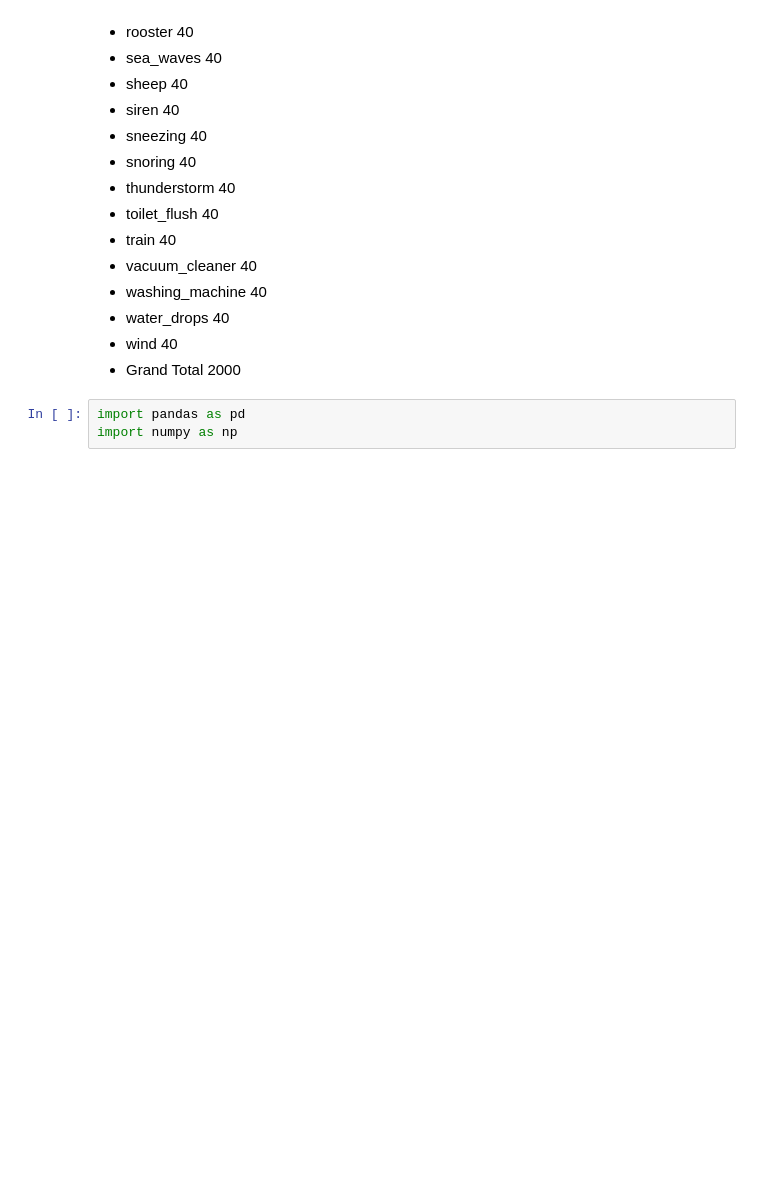
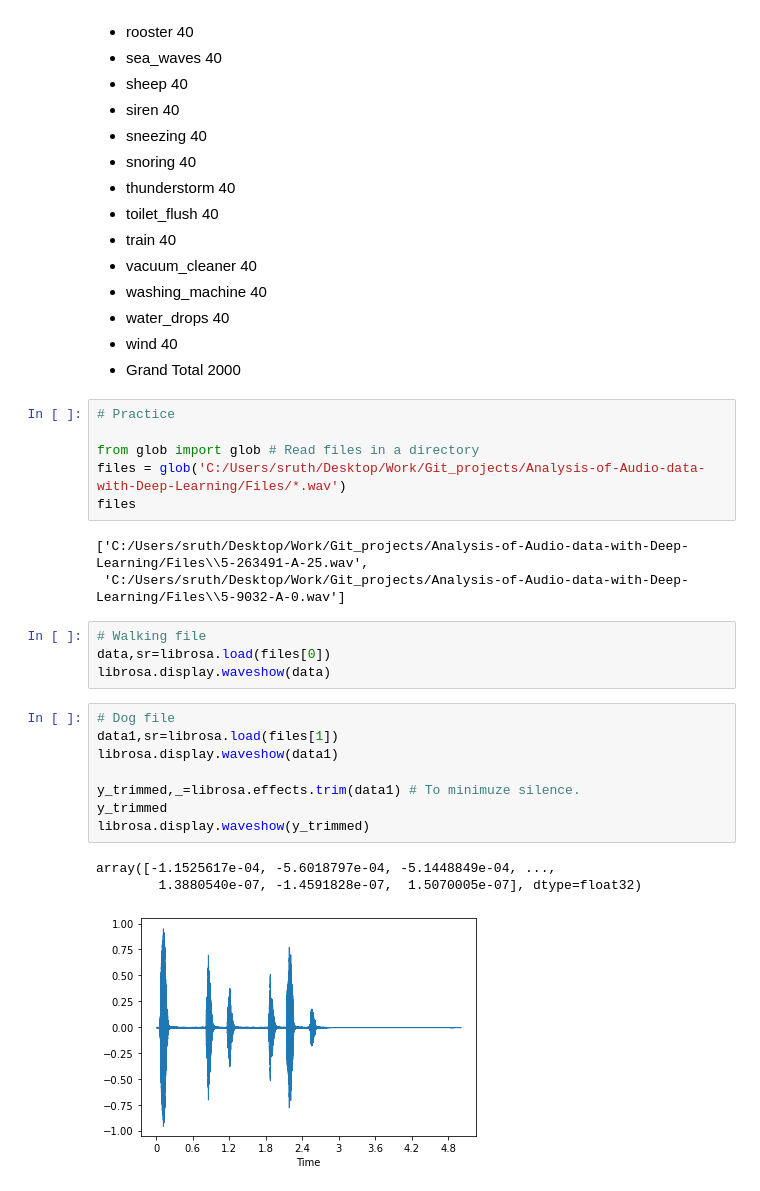
Before and after one commit to sruthi004/Analysis-of-Audio-data-with-Deep-Learning, a Jupyter notebook: Sound classification using NN.ipynb, the cells around one changed output. Saved outputs shown, nothing was run; the diff lists cells and outputs as text; blank space fills up the shorter version.

```diff
--- a/Sound classification using NN.ipynb
+++ b/Sound classification using NN.ipynb
@@ -96,5 +98,27 @@ wave_sample_rate
 * wind   40
 * Grand Total   2000
 # %%
-import pandas as pd
-import numpy as np
+# Practice
+
+from glob import glob # Read files in a directory
+files = glob('C:/Users/sruth/Desktop/Work/Git_projects/Analysis-of-Audio-data-with-Deep-Learning/Files/*.wav')
+files
+# %% [output]
+['C:/Users/sruth/Desktop/Work/Git_projects/Analysis-of-Audio-data-with-Deep-Learning/Files\\5-263491-A-25.wav',
+ 'C:/Users/sruth/Desktop/Work/Git_projects/Analysis-of-Audio-data-with-Deep-Learning/Files\\5-9032-A-0.wav']
+# %%
+# Walking file
+data,sr=librosa.load(files[0])
+librosa.display.waveshow(data)
+# %%
+# Dog file
+data1,sr=librosa.load(files[1])
+librosa.display.waveshow(data1)
+
+y_trimmed,_=librosa.effects.trim(data1) # To minimuze silence.
+y_trimmed
+librosa.display.waveshow(y_trimmed)
+# %% [output]
+array([-1.1525617e-04, -5.6018797e-04, -5.1448849e-04, ...,
+        1.3880540e-07, -1.4591828e-07,  1.5070005e-07], dtype=float32)
+[figure, added]
```
Also changed, not shown: parts of 5 cells of this notebook.
